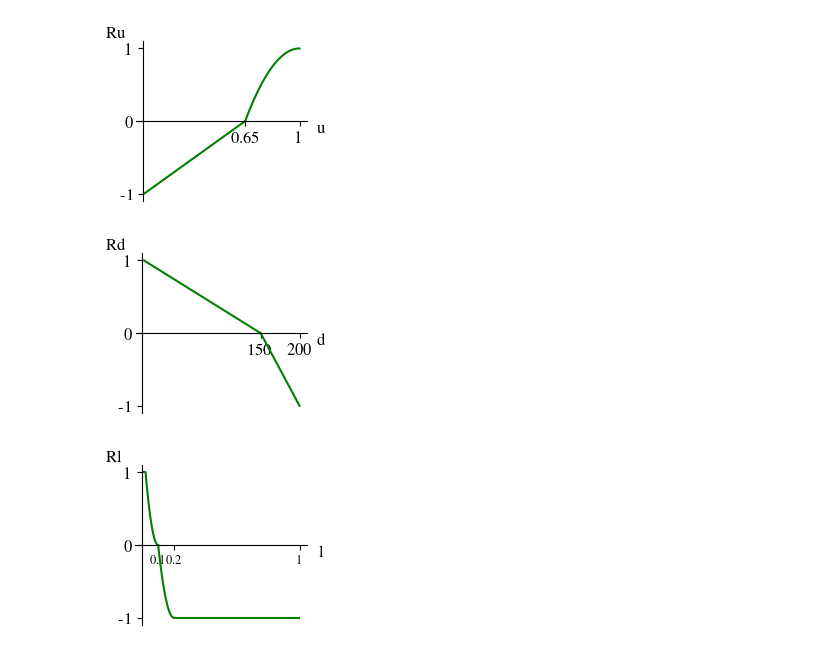
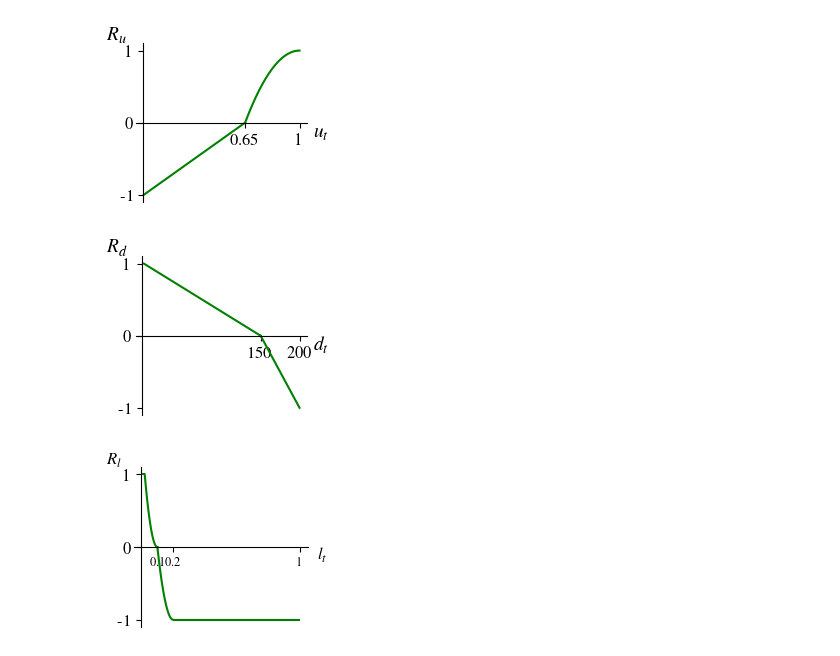
Before and after one commit to denama/ReCoCo, a Jupyter notebook: simulation_analysis/plot_reward_func_paper.ipynb, the cells around one changed output. Cells and saved outputs as stored; diff of their text form; code cells hidden in the pictures.

```diff
--- a/simulation_analysis/plot_reward_func_paper.ipynb
+++ b/simulation_analysis/plot_reward_func_paper.ipynb
@@ -31,8 +31,8 @@ ax.xaxis.set_ticks_position('bottom')
 ax.yaxis.set_ticks_position('left')
 plt.yticks([-1,0,1], [-1,0,1], fontsize=fontsize)
 plt.xticks([0.65,1], [0.65,1], fontsize=fontsize)
-plt.xlabel("u", fontsize=fontsize)
-plt.ylabel("Ru", fontsize=fontsize, rotation=0)
+plt.xlabel("$u_t$", fontsize=fontsize+2)
+plt.ylabel("$R_u$", fontsize=fontsize+2, rotation=0)
 ax.xaxis.set_label_coords(1.08, 0.5)
 ax.yaxis.set_label_coords(-0.12, 1)
 
@@ -43,41 +43,41 @@ plt.tight_layout()
 
 plt.savefig("plots/reward_u.pdf")
 # %% [output]
-[figure, old version]
+[figure, new version]
 # %%
 # 100 linearly spaced numbers
 x1 = np.linspace(0,150,100)
 x2 = np.linspace(150,200,100)
 
 
 y1 = -0.00667*x1 + 1
 y2 = -0.02*x2 + 3
 
 # setting the axes at the centre
 figsize = (2.5,2)
 fig = plt.figure(figsize=figsize)
 ax = fig.add_subplot(1, 1, 1)
 ax.spines['left'].set_position(('data', -3))
 ax.spines['bottom'].set_position('center')
 ax.spines['right'].set_color('none')
 ax.spines['top'].set_color('none')
 ax.xaxis.set_ticks_position('bottom')
 ax.yaxis.set_ticks_position('left')
 plt.yticks([-1,0,1], [-1,0,1], fontsize=fontsize)
 plt.xticks([150,200], [150,200], fontsize=fontsize)
-plt.xlabel("d", fontsize=fontsize)
-plt.ylabel("Rd", rotation=0, fontsize=fontsize)
+plt.xlabel("$d_t$", fontsize=fontsize+2)
+plt.ylabel("$R_d$", rotation=0, fontsize=fontsize+2)
 ax.xaxis.set_label_coords(1.08, 0.5)
 ax.yaxis.set_label_coords(-0.12, 1)
 
 # plot the function
 plt.plot(x1,y1, 'g')
 plt.plot(x2,y2, 'g')
 plt.tight_layout()
 
 plt.savefig("plots/reward_d.pdf")
 # %% [output]
-[figure, old version]
+[figure, new version]
 # %%
 # 100 linearly spaced numbers
 # x1 = np.linspace(0,0.02,100)
@@ -104,8 +104,8 @@ ax.xaxis.set_ticks_position('bottom')
 ax.yaxis.set_ticks_position('left')
 plt.yticks([-1,0,1], [-1,0,1], fontsize=fontsize)
 plt.xticks([0.1,0.2,1], [0.1,0.2,1], fontsize=9)
-plt.xlabel("l", fontsize=fontsize)
-plt.ylabel("Rl", rotation=0, fontsize=fontsize)
+plt.xlabel("$l_t$", fontsize=fontsize+2)
+plt.ylabel("$R_l$", rotation=0, fontsize=fontsize+2)
 ax.xaxis.set_label_coords(1.08, 0.5)
 ax.yaxis.set_label_coords(-0.12, 1)
 
@@ -117,4 +117,4 @@ plt.tight_layout()
 
 plt.savefig("plots/reward_l.pdf")
 # %% [output]
-[figure, old version]
+[figure, new version]
```
Also changed, not shown: 3 other files.
